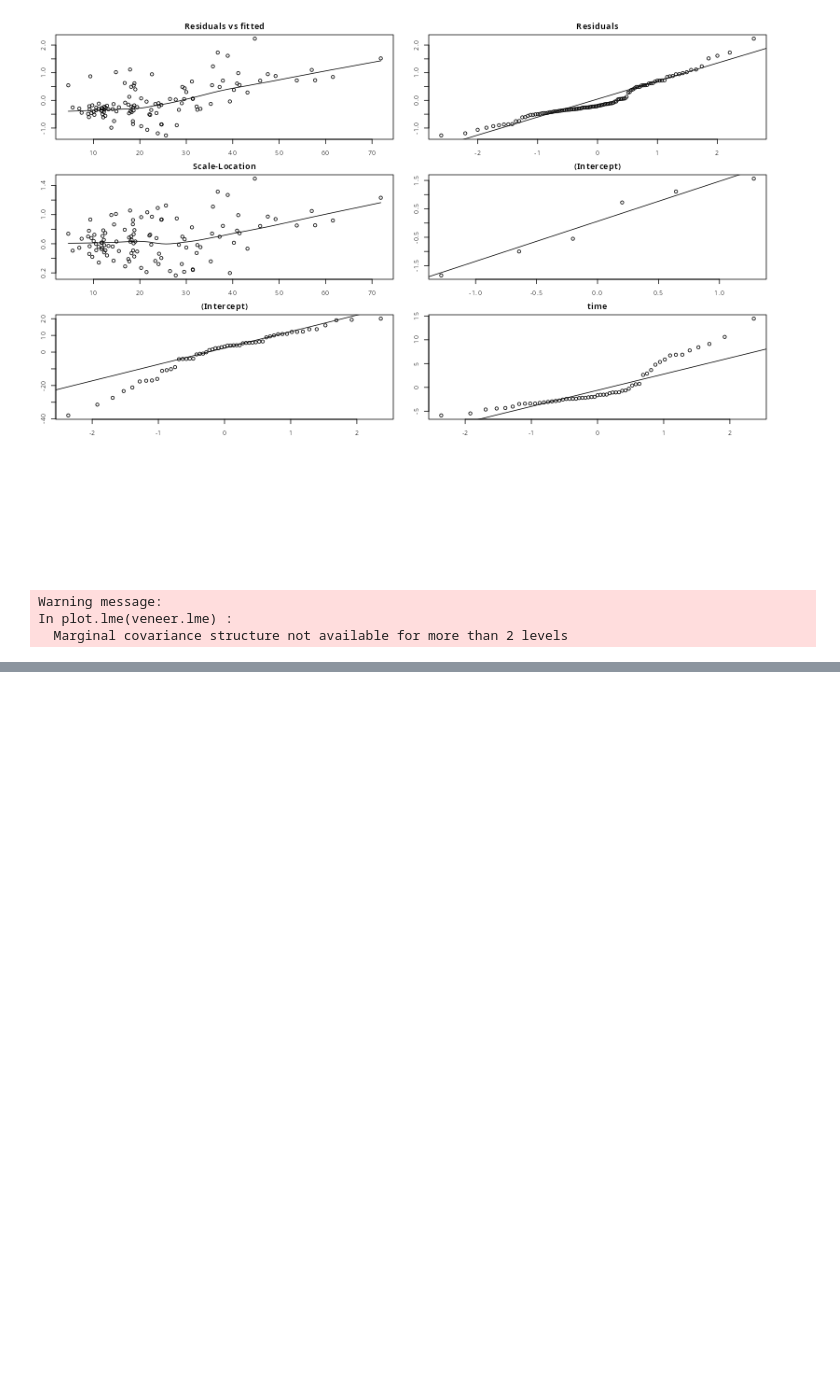
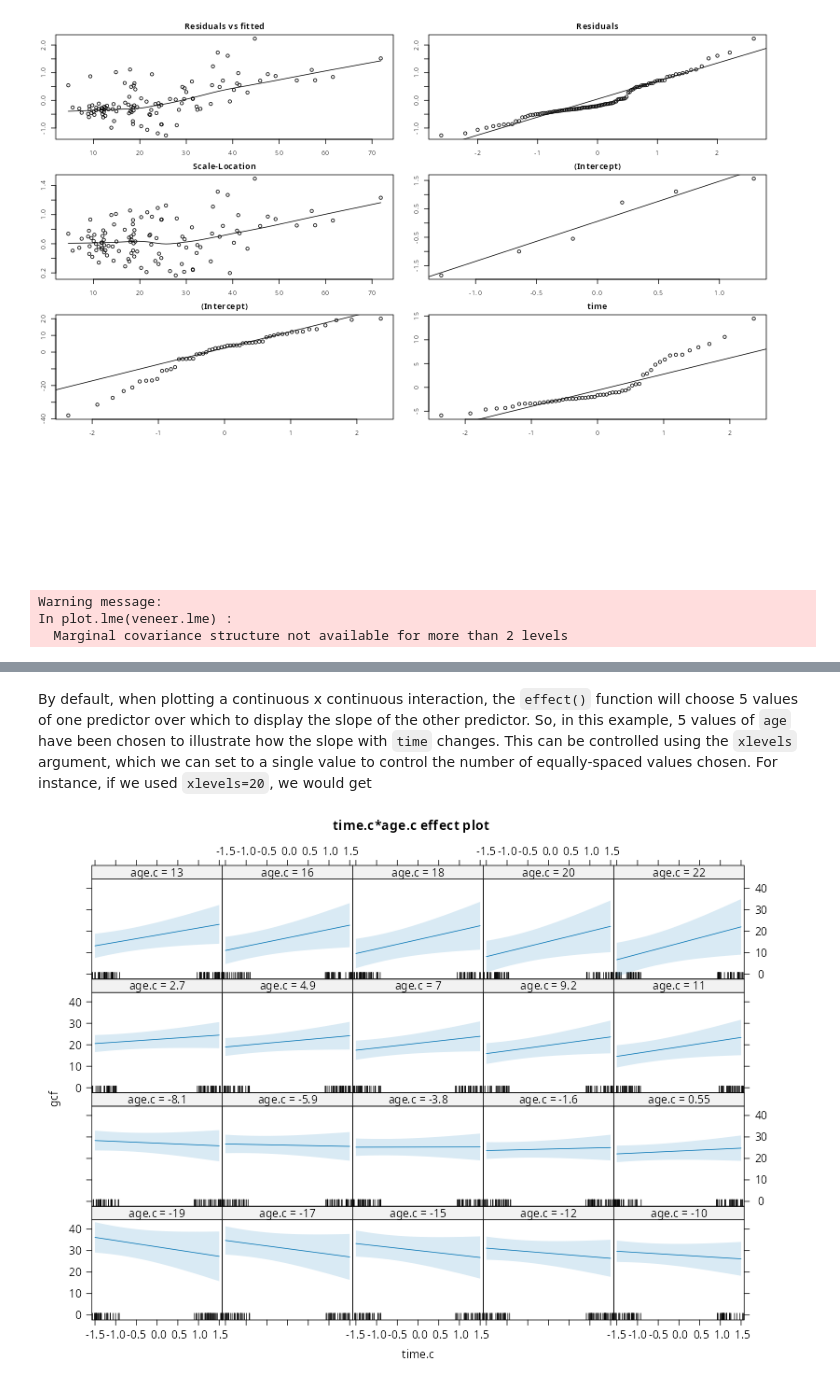
Before and after one commit to PCHN63112-Mixed-Models/mixed-effects-advanced, a Jupyter notebook: _build/html/_sources/workshops/veneer-workshop.ipynb, the cells around one changed output, grey strips where cells are left out. Saved outputs shown, nothing was run; the diff lists cells and outputs as text; code cells hidden in the pictures; blank space fills up the shorter version.

```diff
--- a/_build/html/_sources/workshops/veneer-workshop.ipynb
+++ b/_build/html/_sources/workshops/veneer-workshop.ipynb
@@ -291,0 +394,6 @@ plot(effect('time:age', veneer.lme))
+# %% [markdown]
+By default, when plotting a continuous x continuous interaction, the `effect()` function will choose 5 values of one predictor over which to display the slope of the other predictor. So, in this example, 5 values of `age` have been chosen to illustrate how the slope with `time` changes. This can be controlled using the `xlevels` argument, which we can set to a single value to control the number of equally-spaced values chosen. For instance, if we used `xlevels=20`, we would get
+# %%
+plot(effect('time.c:age.c', veneer.lme, xlevels=20))
+# %% [output]
+[figure, added]
```
Also changed, not shown: parts of 30 cells of this notebook, 17 other files.
